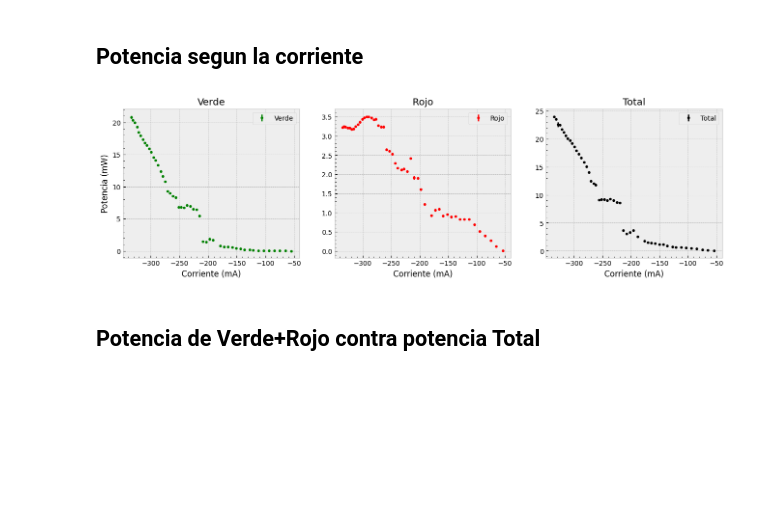
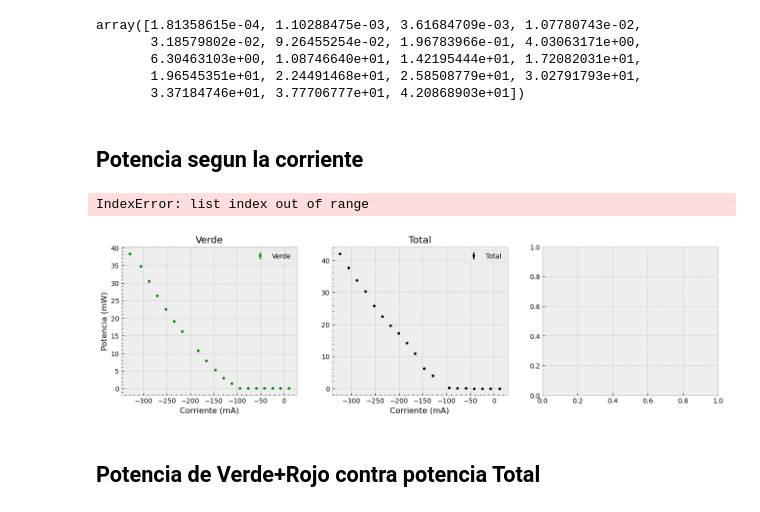
Before and after one commit to DelManuel/Magnetometro-optico, a Jupyter notebook: códigos/analisis_pow_laser.ipynb, the cells around one changed output. Drawn from its saved outputs; the diff is of its cells as text; code cells hidden in the pictures; blank space fills up the shorter version.

```diff
--- a/códigos/analisis_pow_laser.ipynb
+++ b/códigos/analisis_pow_laser.ipynb
@@ -32,51 +32,60 @@ def cargar_datos(file_name : str, pow_measure = False) -> list:
 
     return lista_mediciones
 # %%
-mediciones = ["verde", "rojo", "completa"]
+mediciones = ["verde","total"]#, "rojo", "completa"]
 # Para guardar los datos
 dic_pow = {}
 # Para considerar la medicion mala, numero 16. Si es falso se la saca.
 dato_malo = False
 
 for color in mediciones:
-    file_name = f"../mediciones/Barrido para potencia {color} 2104.pickle"
+    file_name = f"../mediciones/Barrido para potencia {color} 1905.pickle"
 
     *_, corr_values, POW_values, POW_var_values = cargar_datos(file_name, pow_measure = True)
 
     if dato_malo == False:
-        corr_values.pop(16)
-        POW_values.pop(16)
-        POW_var_values.pop(16)
+        corr_values.pop(7)
+        POW_values.pop(7)
+        POW_var_values.pop(7)
 
     # Metemos los datos en un diccionario
     dic_pow[f"corr:{color}"] = np.array(corr_values)
     dic_pow[f"pow:{color}"] = np.array(POW_values)
     dic_pow[f"sigma:{color}"] = np.array(POW_var_values)
+# %%
+dic_pow["pow:total"]
+# %% [output]
+array([1.81358615e-04, 1.10288475e-03, 3.61684709e-03, 1.07780743e-02,
+       3.18579802e-02, 9.26455254e-02, 1.96783966e-01, 4.03063171e+00,
+       6.30463103e+00, 1.08746640e+01, 1.42195444e+01, 1.72082031e+01,
+       1.96545351e+01, 2.24491468e+01, 2.58508779e+01, 3.02791793e+01,
+       3.37184746e+01, 3.77706777e+01, 4.20868903e+01])
 # %% [markdown]
 ## Potencia segun la corriente
 # %%
 # Definimos listas para las labels y los colores de los graficos
-labels = ["Verde", "Rojo", "Total"]
-marker_color = ["g","r","k"]
+labels = ["Verde", "Total","Rojo"]
+marker_color = ["g","k", "r"]
 
-fig, axs = plt.subplots(1,3, figsize=(16,4))
+fig, axs = plt.subplots(1,len(labels), figsize=(16,4))
 for i, ax in enumerate(fig.axes):
     color = mediciones[i]
 
     corr_values = dic_pow[f"corr:{color}"]
     POW_values = dic_pow[f"pow:{color}"]
     POW_var_values = dic_pow[f"sigma:{color}"]
 
     ax.errorbar(corr_values, POW_values,yerr = POW_var_values,fmt = f".{marker_color[i]}", label = f"{labels[i]}")
     ax.set_xlabel("Corriente (mA)")
     if i == 0:
         ax.set_ylabel("Potencia (mW)")
     ax.set_title(f"{labels[i]}")
     ax.minorticks_on()
     ax.legend()
 plt.show()
 # %% [output]
+IndexError: list index out of range
-[figure, old version]
+[figure, new version]
 # %% [markdown]
 ## Potencia de Verde+Rojo contra potencia Total
 # %%
```
Also changed, not shown: 4 other files.
